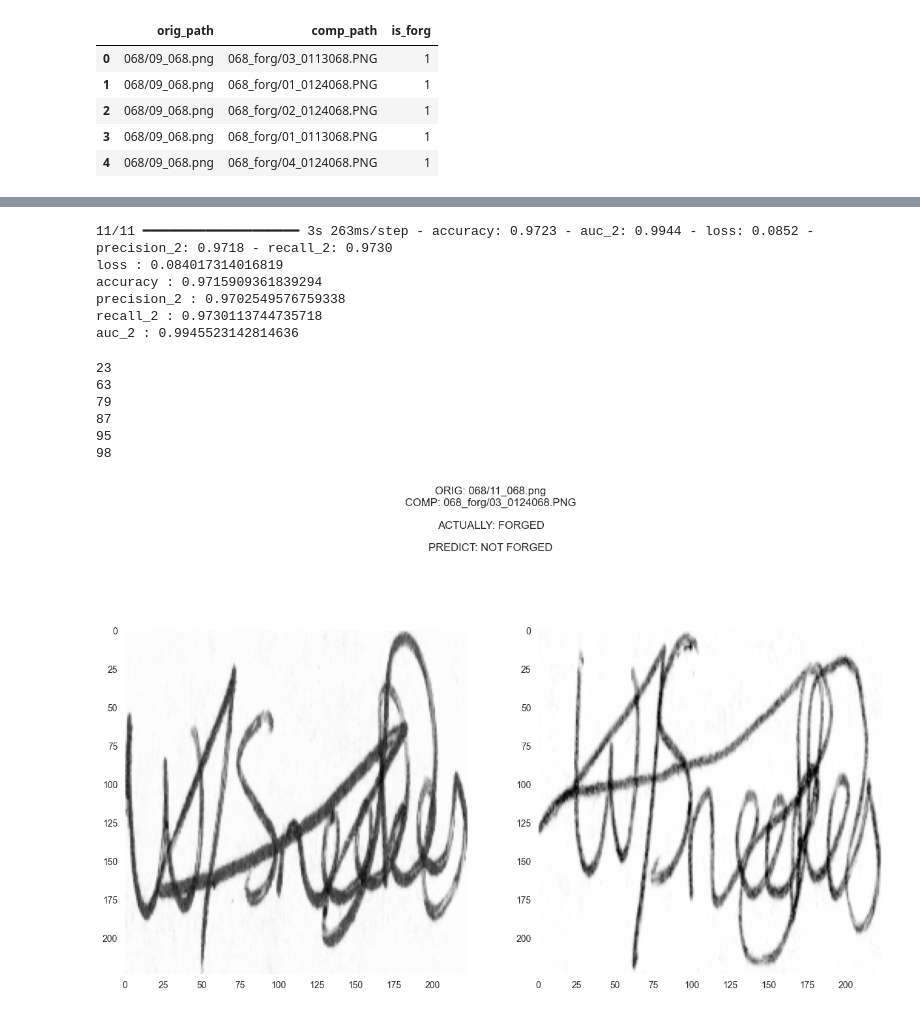
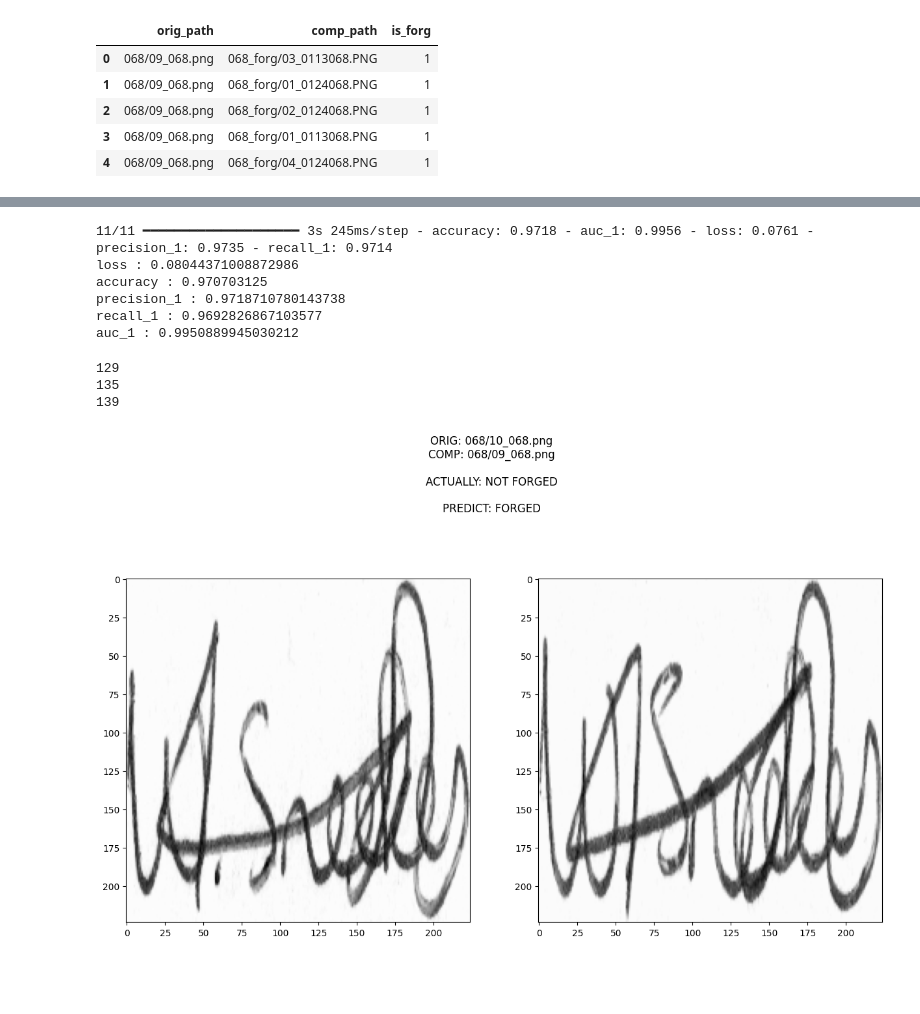
Before and after one commit to 57459N/DataProcesingLabs, a Jupyter notebook: lab4.ipynb, the cells around one changed output, grey strips where cells are left out. Cells and saved outputs as stored; diff of their text form; code cells hidden in the pictures; blank space fills up the shorter version.

```diff
--- a/lab4.ipynb
+++ b/lab4.ipynb
@@ -207,17 +212,17 @@ def format_evals(evals, metric_names):
     return '\n'.join([f'{name} : {val}' for name, val in zip(metric_names, evals)])
 
 
-test_loader = DataLoader(dataset=test_df, batch_size=batch_size, _dir=f'{data_dir}/test', shape=(width, height))
+test_loader = DataLoader(dataset=test_df, batch_size=batch_size, images=images, shape=shape)
 evals = classifier.evaluate(test_loader.generate(), steps=int(len(test_df) / batch_size))
 
 print(format_evals(evals, metric_names))
 # %% [output]
-11/11 ━━━━━━━━━━━━━━━━━━━━ 3s 263ms/step - accuracy: 0.9723 - auc_2: 0.9944 - loss: 0.0852 - precision_2: 0.9718 - recall_2: 0.9730
-loss : 0.084017314016819
-accuracy : 0.9715909361839294
-precision_2 : 0.9702549576759338
-recall_2 : 0.9730113744735718
-auc_2 : 0.9945523142814636
+11/11 ━━━━━━━━━━━━━━━━━━━━ 3s 245ms/step - accuracy: 0.9718 - auc_1: 0.9956 - loss: 0.0761 - precision_1: 0.9735 - recall_1: 0.9714
+loss : 0.08044371008872986
+accuracy : 0.970703125
+precision_1 : 0.9718710780143738
+recall_1 : 0.9692826867103577
+auc_1 : 0.9950889945030212
 # %%
 classifier.save(f'./checkpoints/{model_name}.keras')
 with open(f'./checkpoints/{model_name}.testmetrics.txt', 'w', encoding='utf-8') as f:
@@ -226,5 +236,5 @@ with open(f'./checkpoints/{model_name}.testmetrics.txt', 'w', encoding='utf-8')
 # %%
-for i in range(100):
+for i in range(150):
     sample = test_df.iloc[i]
     im1 = images[sample.orig_path]
     im2 = images[sample.comp_path]
@@ -233,36 +243,34 @@ for i in range(100):
         print(i)
         continue
 # %% [output]
-23
-63
-79
-87
-95
-98
+129
+135
+139
 # %%
+def plot_sample_prediction(sample):
+    im1 = images[sample.orig_path]
+    im2 = images[sample.comp_path]
+    is_forged = sample['is_forg']
 
-sample = test_df.iloc[23]
-im1 = images[sample.orig_path]
-im2 = images[sample.comp_path]
-is_forged = sample['is_forg']
+    pred = make_prediction(im1, im2)
 
-pred = make_prediction(im1, im2)
+    fig, (ax1, ax2) = plt.subplots(1, 2)
+    fig.set_figwidth(15)
+    fig.set_figheight(10)
 
-fig, (ax1, ax2) = plt.subplots(1, 2)
-fig.set_figwidth(15)
-fig.set_figheight(10)
+    title = ''
+    title += f'ORIG: {sample.orig_path}\n'
+    title += f'COMP: {sample.comp_path}\n\n'
+    title += f'ACTUALLY: {"FORGED" if is_forged else "NOT FORGED"}\n\n'
+    title += f'PREDICT: {"FORGED" if pred else "NOT FORGED"}'
 
-title = ''
-title += f'ORIG: {sample.orig_path}\n'
-title += f'COMP: {sample.comp_path}\n\n'
-title += f'ACTUALLY: {"FORGED" if is_forged else "NOT FORGED"}\n\n'
-title += f'PREDICT: {"FORGED" if pred else "NOT FORGED"}'
-
-fig.suptitle(title)
-ax1.grid(False)
-ax2.grid(False)
-ax1.imshow(im1, cmap='gray')
-ax2.imshow(im2, cmap='gray')
-plt.show()
+    fig.suptitle(title)
+    ax1.grid(False)
+    ax2.grid(False)
+    ax1.imshow(im1, cmap='gray')
+    ax2.imshow(im2, cmap='gray')
+    plt.show()
-# %% [output]
-[figure, removed]
+# %%
+plot_sample_prediction(sample=test_df.iloc[129])
+# %% [output]
+[figure, added]
```
Also changed, not shown: parts of 15 cells of this notebook, 9 other files.
